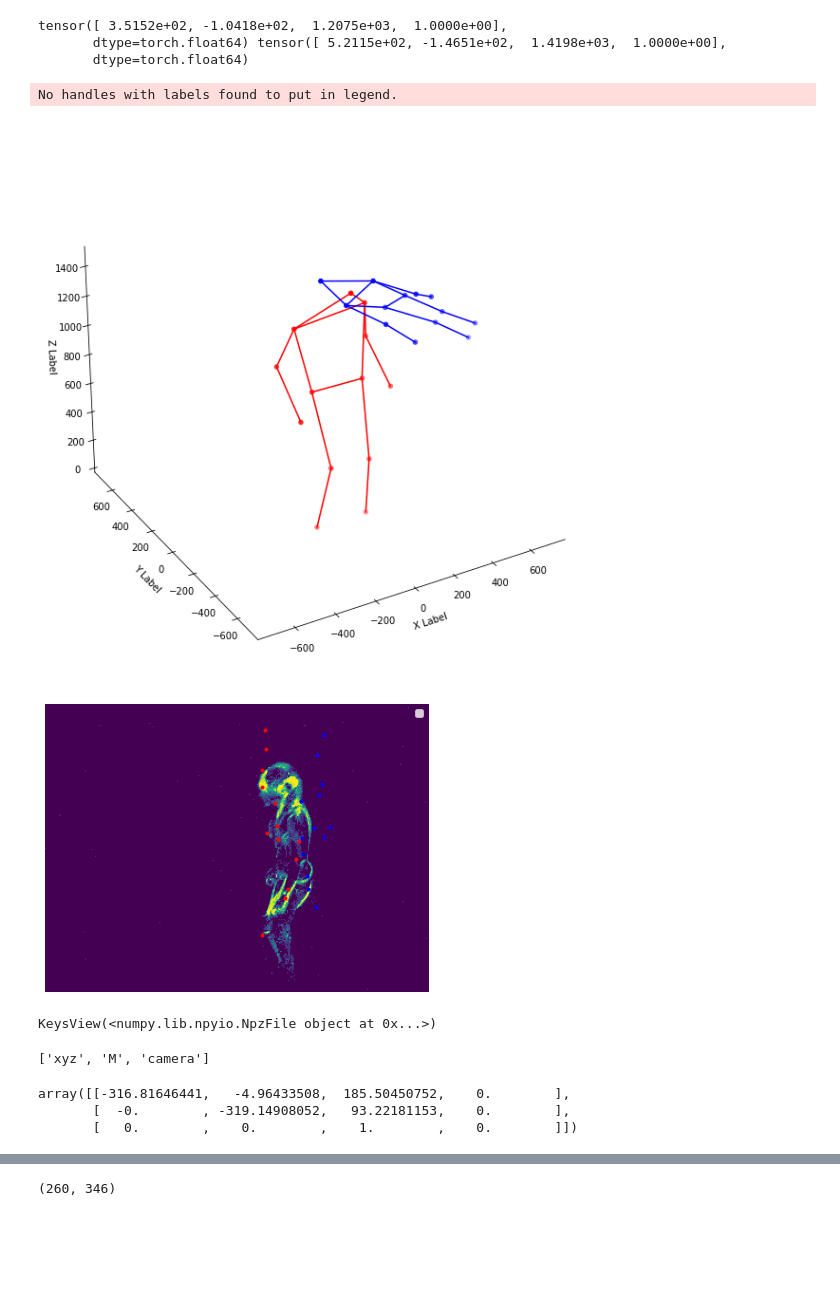
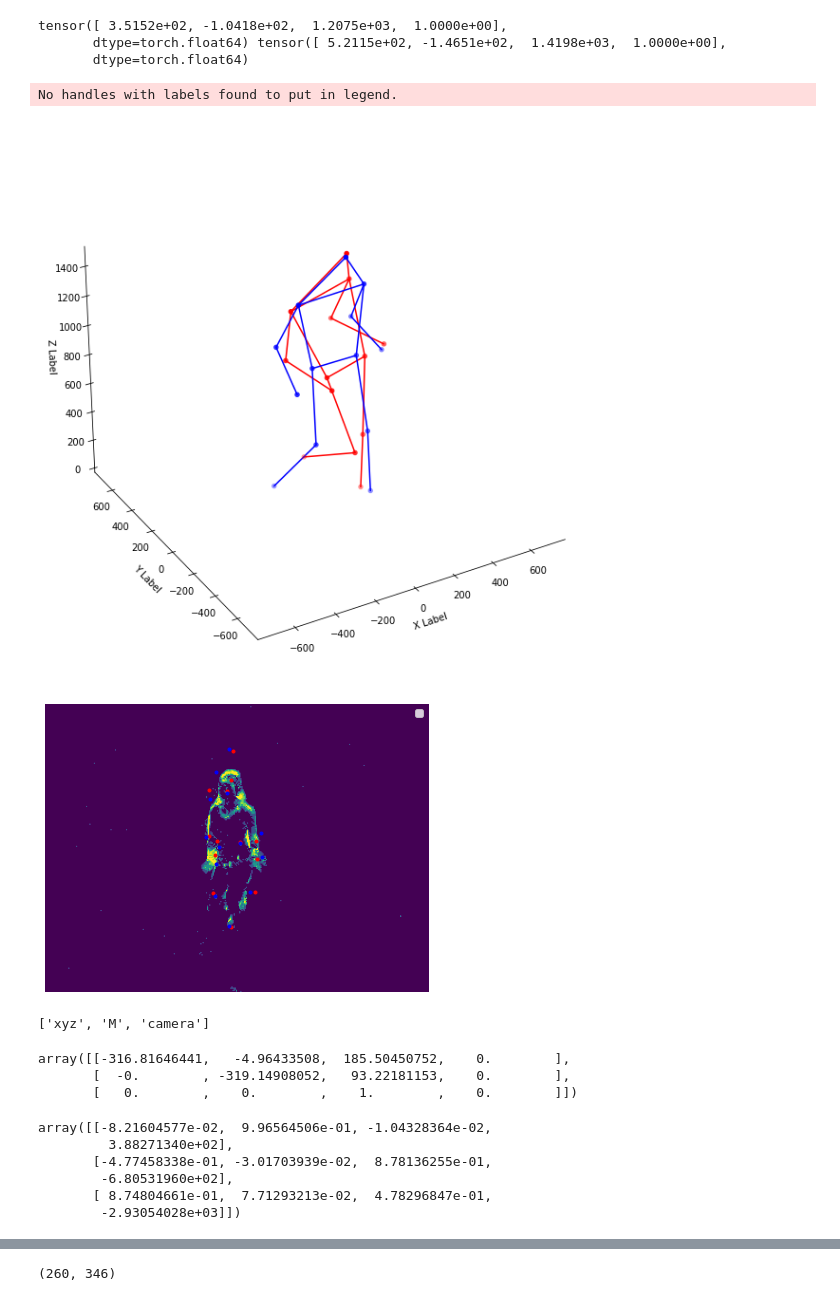
Before and after one commit to miracleyoo/lifting_events_to_3d_hpe, a Jupyter notebook: notebooks/Tutorial_train_test_visualize_dhp19_h3m.ipynb, the cells around one changed output, grey strips where cells are left out. Cells and saved outputs as stored; diff of their text form; code cells hidden in the pictures; blank space fills up the shorter version.

```diff
--- a/notebooks/Tutorial_train_test_visualize_dhp19_h3m.ipynb
+++ b/notebooks/Tutorial_train_test_visualize_dhp19_h3m.ipynb
@@ -21,7 +21,7 @@ hw = el.utils.get_hw_property('dvs')
 # %%
 # Wrapper for DHP19
 # dhpcore = experimenting.dataset.DHP19Core('test', base_path='/data/gscarpellini/dhp19/time_count_dataset', data_dir='/data/gscarpellini/dhp19/time_count_dataset/movements_per_frame', joints_dir='/data/gscarpellini/dhp19/time_count_dataset/labels_full_joints', hm_dir="",  labels_dir="", preload_dir="", n_joints=13, n_classes=33, partition='cross-subject', n_channels=1, cams=[1, 3], movements=None, test_subjects=[6, 7])
-dhpcore = experimenting.dataset.DHP19Core('test', base_path=r'D:\Dataset\DVS\dhp19\time_count_dataset', data_dir=r'D:\Dataset\DVS\dhp19\time_count_dataset\frames', joints_dir=r'D:\Dataset\DVS\dhp19\time_count_dataset\labels', hm_dir="",  labels_dir="", preload_dir="", n_joints=13, n_classes=33, partition='cross-subject', n_channels=1, cams=[1, 3], movements=None, test_subjects=[6, 7])
+dhpcore = experimenting.dataset.DHP19Core('test', base_path=r'D:\Dataset\DVS\dhp19\time_count_dataset', data_dir=r'D:\Dataset\DVS\dhp19\time_count_dataset\frames', joints_dir=r'D:\Dataset\DVS\dhp19\time_count_dataset\labels', hm_dir="",  labels_dir="", preload_dir="", n_joints=13, n_classes=33, partition='cross-subject', n_channels=1, cams=[1, 3], movements=None, test_subjects=[3,4])
 # %%
 # Example using H3m
 # %%
@@ -137,30 +156,36 @@ tensor([ 3.5152e+02, -1.0418e+02,  1.2075e+03,  1.0000e+00],
        dtype=torch.float64)
 # %%
 b_x, b_y = next(loader)
-preds, outs = model(b_x.permute(0, -1, 1, 2))
+preds, outs = model(b_x.permute(0, -1, 1, 2).cuda())
+preds = preds.cpu()
 pred_sk = Skeleton(preds[0].detach().numpy()).denormalize(260, 346, camera=b_y['camera'][0], z_ref=b_y['z_ref'][0]).reproject_onto_world(b_y['M'][0])
 plot_skeleton_3d(Skeleton(b_y['xyz'][0]), pred_sk)
 gt_joints = torch.stack([b_y['2d_joints'][0][:, 0], b_y['2d_joints'][0][:, 1]], 1)
 pred_joints = pred_sk.get_2d_points(260, 346, extrinsic_matrix=b_y['M'][0], intrinsic_matrix=b_y['camera'][0])
 
 pred_joints = np.stack([pred_joints[:, 0], pred_joints[:, 1]], 1)
 plot_skeleton_2d(b_x[0].squeeze(), gt_joints, pred_joints)
 # %% [output]
 No handles with labels found to put in legend.
-[figure, old version]
+[figure, new version]
-[figure, old version]
+[figure, new version]
 # %%
-lb = np.load(r'J:\datasets\DVS\dhp19\time_count_dataset\labels\S10_session_1_mov_1_frame_0_cam_1_2dhm.npz')
-print(lb.keys())
+lb = np.load(r'J:\datasets\DVS\dhp19\time_count_dataset\labels\S10_session_1_mov_1_frame_10_cam_1_2dhm.npz')
+print(list(lb.keys()))
 # %% [output]
-KeysView(<numpy.lib.npyio.NpzFile object at 0x...>)
+['xyz', 'M', 'camera']
-# %%
-list(lb.keys())
-# %% [output]
-['xyz', 'M', 'camera']
 # %%
 lb.get('camera')
 # %% [output]
 array([[-316.81646441,   -4.96433508,  185.50450752,    0.        ],
        [  -0.        , -319.14908052,   93.22181153,    0.        ],
        [   0.        ,    0.        ,    1.        ,    0.        ]])
+# %%
+lb.get('M')
+# %% [output]
+array([[-8.21604577e-02,  9.96564506e-01, -1.04328364e-02,
+         3.88271340e+02],
+       [-4.77458338e-01, -3.01703939e-02,  8.78136255e-01,
+        -6.80531960e+02],
+       [ 8.74804661e-01,  7.71293213e-02,  4.78296847e-01,
+        -2.93054028e+03]])
```
Also changed, not shown: parts of 7 cells of this notebook, 3 other files.
